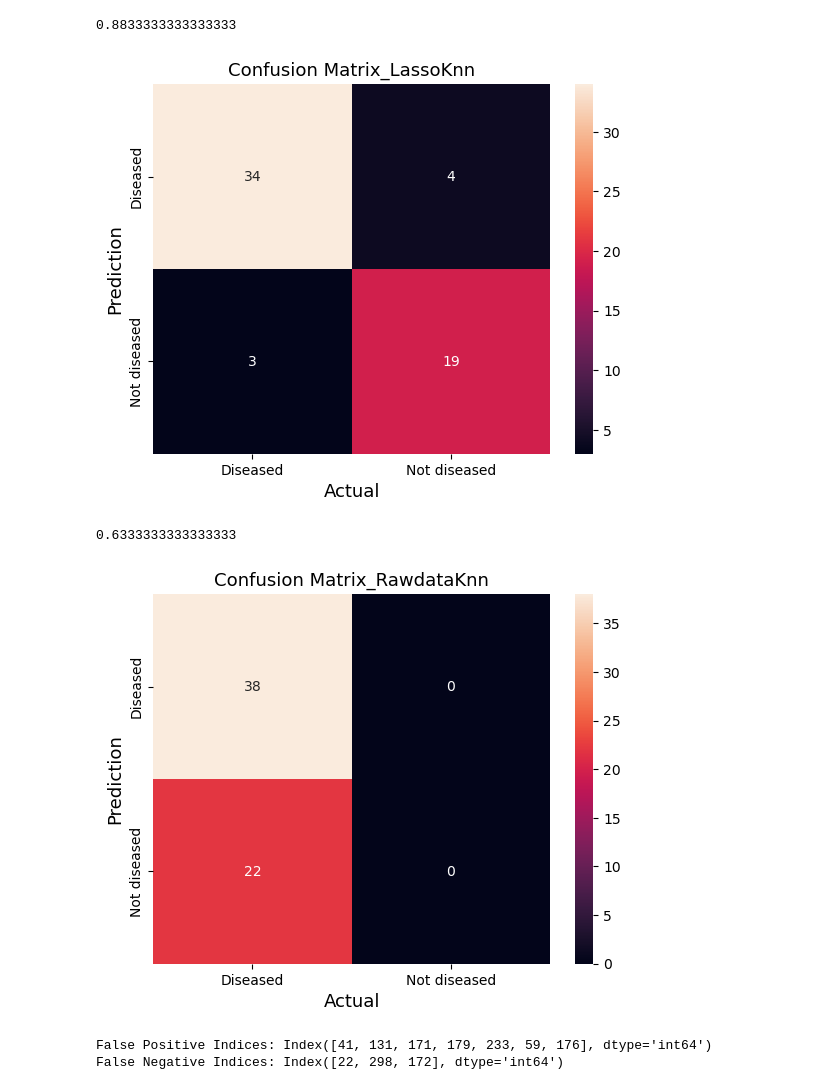
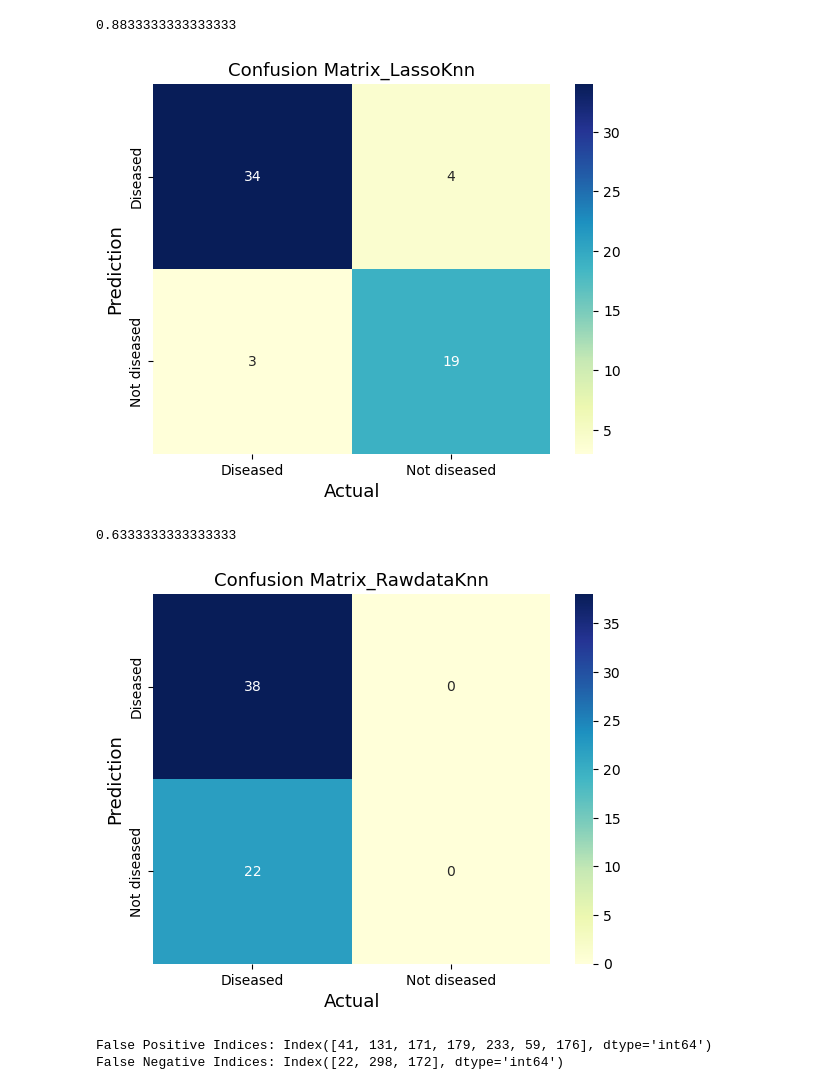
Before and after one commit to jesslin722/ME276DS-Final_Project, a Jupyter notebook: E276_Final_Project_finalversion.ipynb, the cells around one changed output. Drawn from its saved outputs; the diff is of its cells as text; code cells hidden in the pictures.

```diff
--- a/E276_Final_Project_finalversion.ipynb
+++ b/E276_Final_Project_finalversion.ipynb
@@ -444,7 +444,7 @@ print(knn_test)
 from sklearn.metrics import confusion_matrix
 confm_knn = confusion_matrix(ytest,yhat_knn)
 sns.heatmap(confm_knn, annot=True,
-            fmt='g',
+            cmap="YlGnBu",
             xticklabels= ['Diseased','Not diseased'],
             yticklabels= ['Diseased','Not diseased'])
 plt.ylabel('Prediction',fontsize=13)
@@ -452,7 +452,7 @@ plt.xlabel('Actual',fontsize=13)
 plt.title('Confusion Matrix_LassoKnn',fontsize=13)
 plt.savefig('Confusion Matrix_LassoKnn')
 # %% [output]
-[figure, old version]
+[figure, new version]
 # %%
 """
 Comparing with raw data
@@ -467,15 +467,15 @@ print(knn_test)
 # %%
 confm_knn = confusion_matrix(ytest,yhat_knn_rawdata)
 sns.heatmap(confm_knn, annot=True,
-            fmt='g',
+            cmap="YlGnBu",
             xticklabels= ['Diseased','Not diseased'],
             yticklabels= ['Diseased','Not diseased'])
 plt.ylabel('Prediction',fontsize=13)
 plt.xlabel('Actual',fontsize=13)
 plt.title('Confusion Matrix_RawdataKnn',fontsize=13)
 plt.savefig('Confusion Matrix_RawdataKnn')
 # %% [output]
-[figure, old version]
+[figure, new version]
 # %%
 """"
 Compare the FP and FN case among two cases
```
Also changed, not shown: parts of 4 cells of this notebook, 8 other files.
